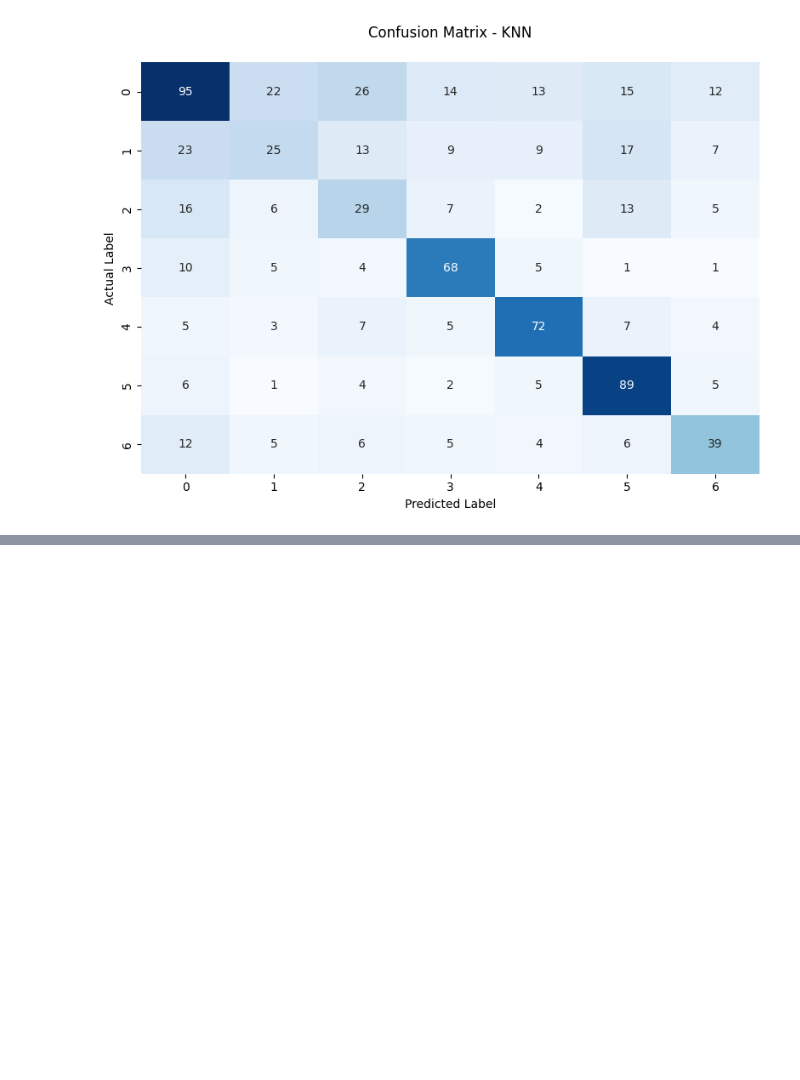
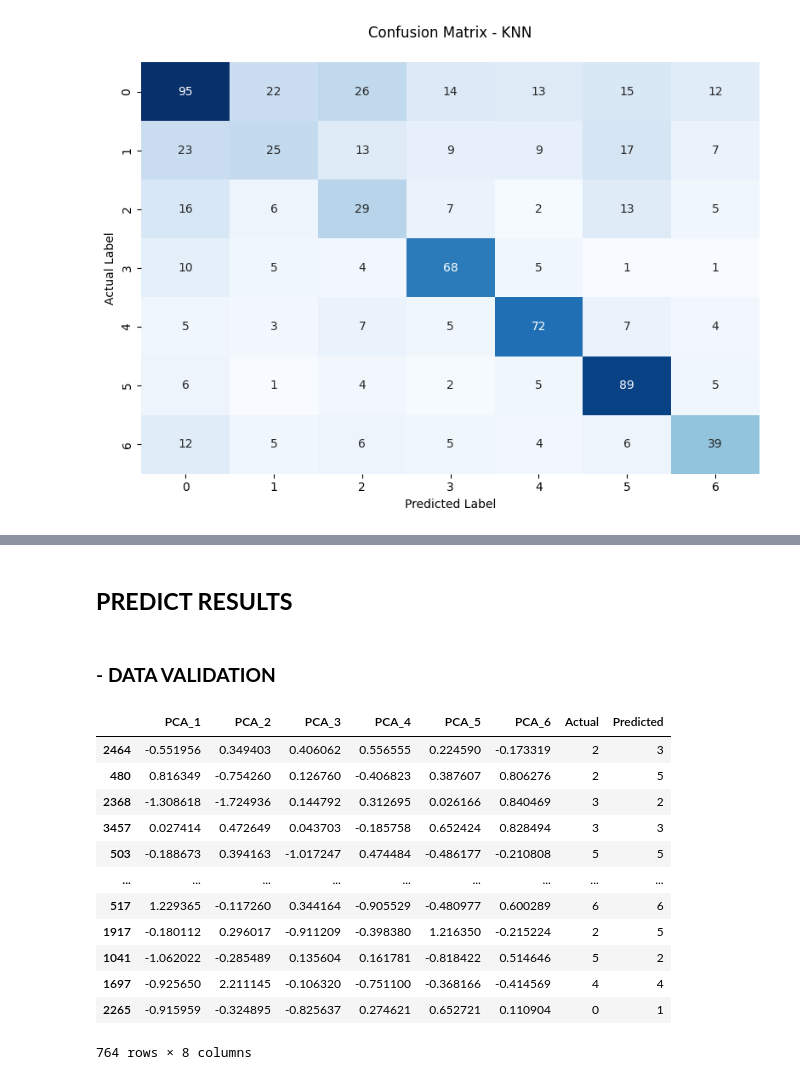
Before and after one commit to ratuanfajar/Tugas-Besar-Machine-Learning, a Jupyter notebook: notebook/skenario1-DS-6.ipynb, the cells around one changed output, grey strips where cells are left out. Cells and saved outputs as stored; diff of their text form; code cells hidden in the pictures; blank space fills up the shorter version.

```diff
--- a/notebook/skenario1-DS-6.ipynb
+++ b/notebook/skenario1-DS-6.ipynb
@@ -786,12 +786,12 @@ Classification Report:
 weighted avg       0.54      0.55      0.54       764
 # %%
 start_pred = time.time()
-y_pred = knn_final.predict(X_val_final)
+y_val_pred = knn_final.predict(X_val_final.values)
 pred_time = time.time() - start_pred
 
 
-val_acc = accuracy_score(y_val, y_pred)
-val_f1_macro = f1_score(y_val, y_pred, average='macro')
+val_acc = accuracy_score(y_val, y_val_pred)
+val_f1_macro = f1_score(y_val, y_val_pred, average='macro')
 
 print("===== EVALUATION PERFORMANCE (VALIDATION SET) =====")
 print(f"Accuracy        : {val_acc * 100:.2f}%")
@@ -905,0 +906,24 @@ Avg Pred Time : 0.0043 detik
+# %% [markdown]
+## **PREDICT RESULTS**
+# %% [markdown]
+### - **DATA VALIDATION**
+# %%
+val_pred_df = X_val_final.copy()
+val_pred_df["Actual"] = y_val.values.ravel()
+val_pred_df["Predicted"] = y_val_pred
+
+val_pred_df
+# %% [output]
+|  | PCA_1 | PCA_2 | PCA_3 | PCA_4 | PCA_5 | PCA_6 | Actual | Predicted |
+| 2464 | -0.551956 | 0.349403 | 0.406062 | 0.556555 | 0.224590 | -0.173319 | 2 | 3 |
+| 480 | 0.816349 | -0.754260 | 0.126760 | -0.406823 | 0.387607 | 0.806276 | 2 | 5 |
+| 2368 | -1.308618 | -1.724936 | 0.144792 | 0.312695 | 0.026166 | 0.840469 | 3 | 2 |
+| 3457 | 0.027414 | 0.472649 | 0.043703 | -0.185758 | 0.652424 | 0.828494 | 3 | 3 |
+| 503 | -0.188673 | 0.394163 | -1.017247 | 0.474484 | -0.486177 | -0.210808 | 5 | 5 |
+| ... | ... | ... | ... | ... | ... | ... | ... | ... |
+| 517 | 1.229365 | -0.117260 | 0.344164 | -0.905529 | -0.480977 | 0.600289 | 6 | 6 |
+| 1917 | -0.180112 | 0.296017 | -0.911209 | -0.398380 | 1.216350 | -0.215224 | 2 | 5 |
+| 1041 | -1.062022 | -0.285489 | 0.135604 | 0.161781 | -0.818422 | 0.514646 | 5 | 2 |
+| 1697 | -0.925650 | 2.211145 | -0.106320 | -0.751100 | -0.368166 | -0.414569 | 4 | 4 |
+| 2265 | -0.915959 | -0.324895 | -0.825637 | 0.274621 | 0.652721 | 0.110904 | 0 | 1 |
+764 rows × 8 columns
```
Also changed, not shown: parts of 8 cells of this notebook, 2 other files.
